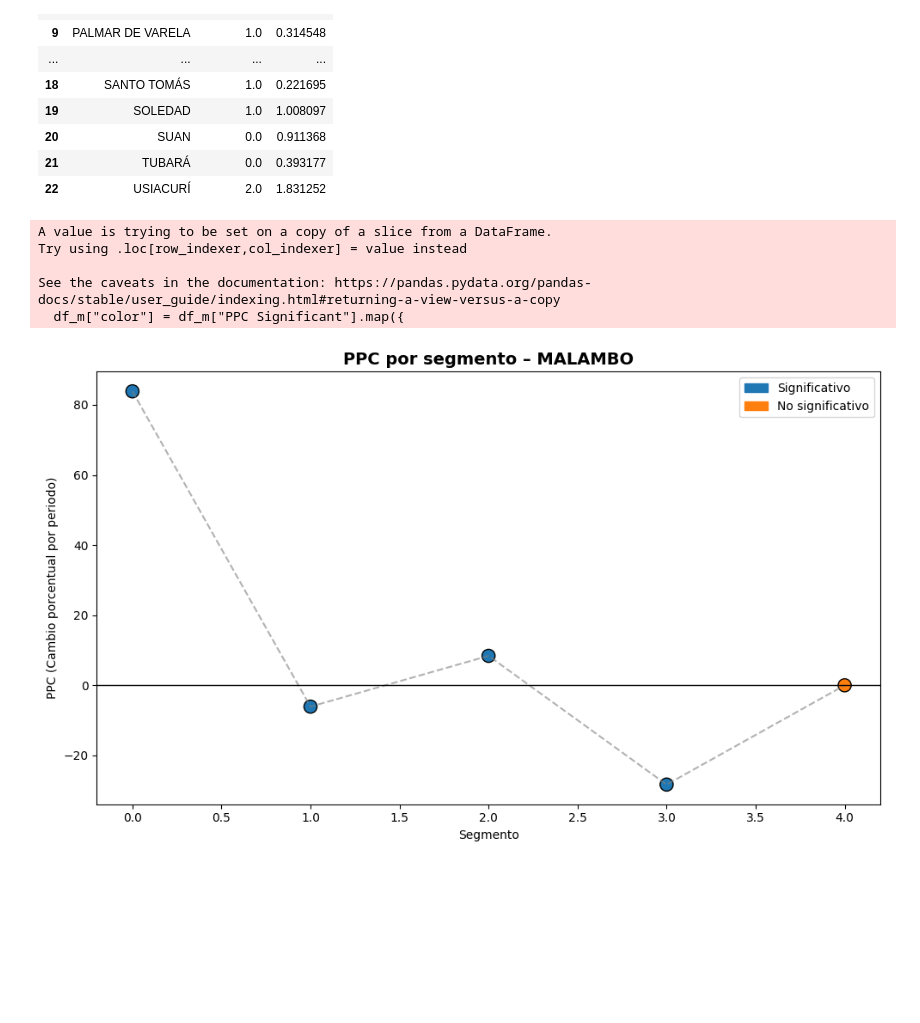
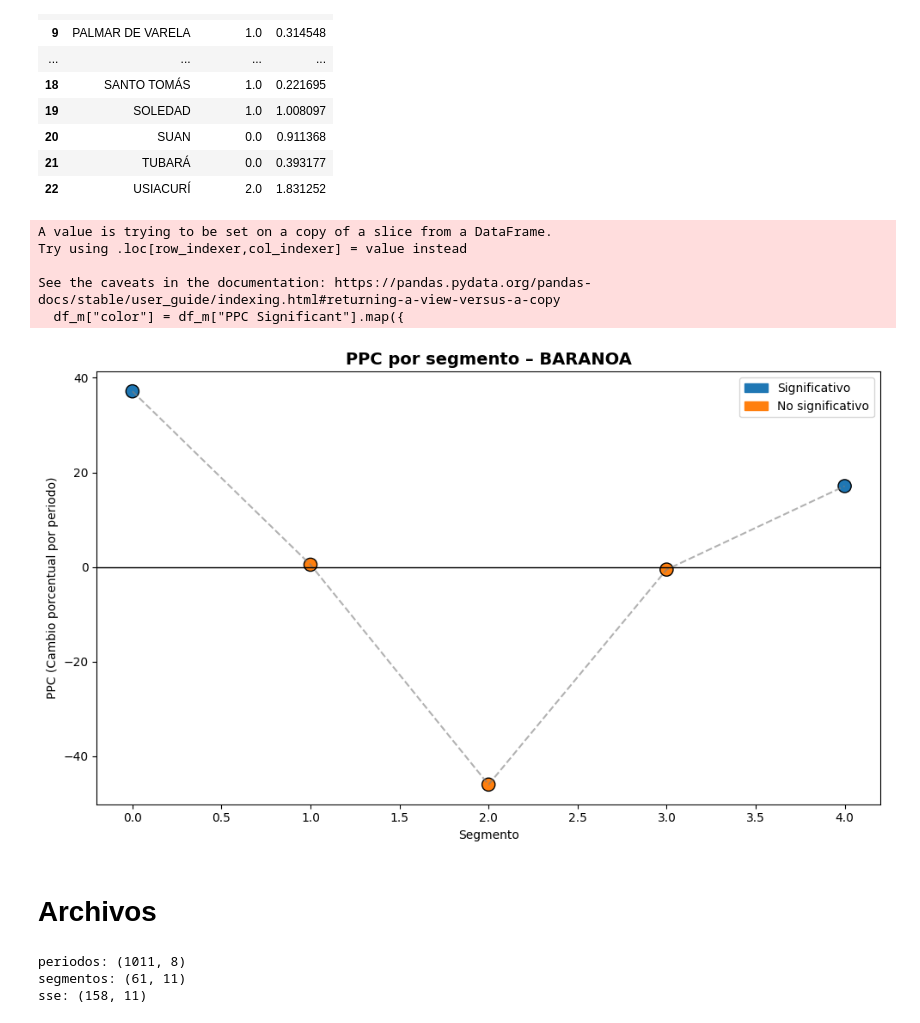
Before and after one commit to Darally06/Dengue_caracterization, a Jupyter notebook: UN-SCRIPTS/8_evaluarmodelo.ipynb, the cells around one changed output. Cells and saved outputs as stored; diff of their text form; code cells hidden in the pictures; blank space fills up the shorter version.

```diff
--- a/UN-SCRIPTS/8_evaluarmodelo.ipynb
+++ b/UN-SCRIPTS/8_evaluarmodelo.ipynb
@@ -234,7 +236,7 @@ df_ppc = pd.read_csv(r"C:\Dengue_caracterization\DATA_LAST\JoinPoint Results\Tot
 # ============================
 # 2. Seleccionar municipio
 # ============================
-municipio = "MALAMBO"    # <-- cambiar aquí para analizar otro
+municipio = "BARANOA"    # <-- cambiar aquí para analizar otro
 
 df_m = df_ppc[df_ppc["municipio"] == municipio]
 
@@ -256,31 +258,33 @@ plt.scatter(
     df_m["PPC"],
     s=120,
     c=df_m["color"],
     edgecolor="black"
 )
 
 # Línea que une puntos
 plt.plot(df_m["Segment"], df_m["PPC"], linestyle="--", color="gray", alpha=0.6)
 
 # Líneas horizontales de referencia
 plt.axhline(0, color="black", linewidth=1)
 
 plt.title(f"PPC por segmento – {municipio}", fontsize=14, fontweight="bold")
 plt.xlabel("Segmento")
 plt.ylabel("PPC (Cambio porcentual por periodo)")
 
 # Leyenda manual
 import matplotlib.patches as mpatches
 sig = mpatches.Patch(color="tab:blue", label="Significativo")
 ns = mpatches.Patch(color="tab:orange", label="No significativo")
 plt.legend(handles=[sig, ns], loc="upper right")
 
 plt.tight_layout()
 plt.show()
 # %% [output]
 A value is trying to be set on a copy of a slice from a DataFrame.
 Try using .loc[row_indexer,col_indexer] = value instead
 
 See the caveats in the documentation: https://pandas.pydata.org/pandas-docs/stable/user_guide/indexing.html#returning-a-view-versus-a-copy
   df_m["color"] = df_m["PPC Significant"].map({
-[figure, old version]
+[figure, new version]
+# %% [markdown]
+# Archivos
@@ -286,0 +301,25 @@ See the caveats in the documentation: https://pandas.pydata.org/pandas-docs/stab
+# %%
+# guardar como prepare_joinpoint_table.py o pegar en un notebook
+import pandas as pd
+import numpy as np
+from pathlib import Path
+
+# --- 1) Rutas a los archivos (ajusta nombres/rutas si hace falta) ---
+path = Path(r"C:\Dengue_caracterization\DATA_LAST\JoinPoint Results")
+file_ppc_periodo = path / "Total.Export.Data.txt"   # archivo 1
+file_ppc_segmento = path / "Total.Export.APC.txt" # archivo 2
+file_sse = path / "Total.Export.Model.Selection.txt"                       # archivo 3
+
+# --- 2) Leer archivos ---
+df_period = pd.read_csv(file_ppc_periodo)   # contiene columna 'periodo_global' y 'APC' o 'PPC' (en tu ejemplo 'APC'/'Flag' etc.)
+df_seg   = pd.read_csv(file_ppc_segmento)   # columnas: Segment Start, Segment End, PPC, PPC 95% LCL, PPC 95% UCL, PPC Significant
+df_sse   = pd.read_csv(file_sse)            # contiene '# Joinpoints' y 'Weight' por modelo
+
+# Echa un vistazo rápido
+print("periodos:", df_period.shape)
+print("segmentos:", df_seg.shape)
+print("sse:", df_sse.shape)
+# %% [output]
+periodos: (1011, 8)
+segmentos: (61, 11)
+sse: (158, 11)
```
Also changed, not shown: parts of 9 cells of this notebook, 35 other files.
